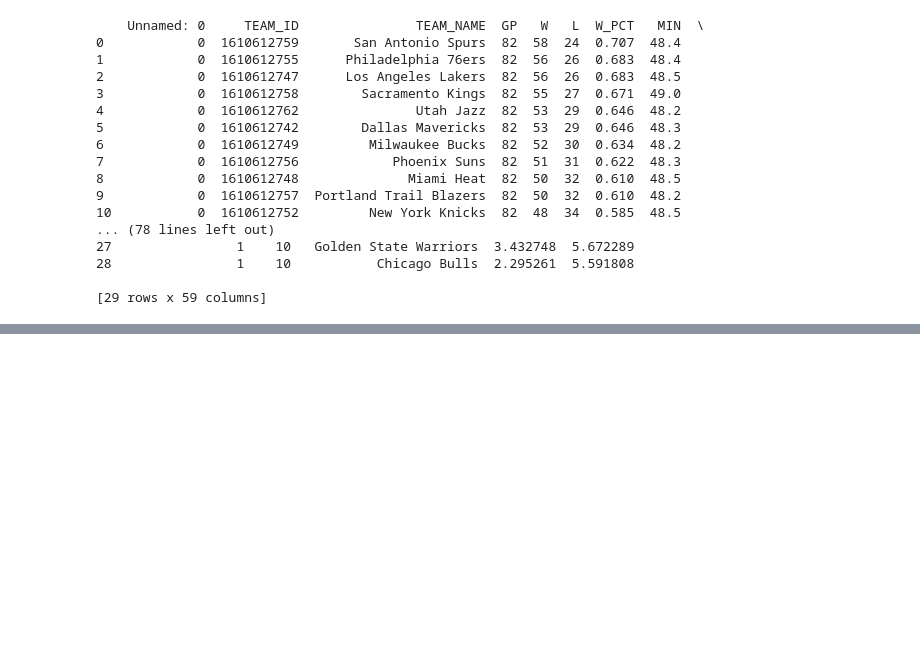
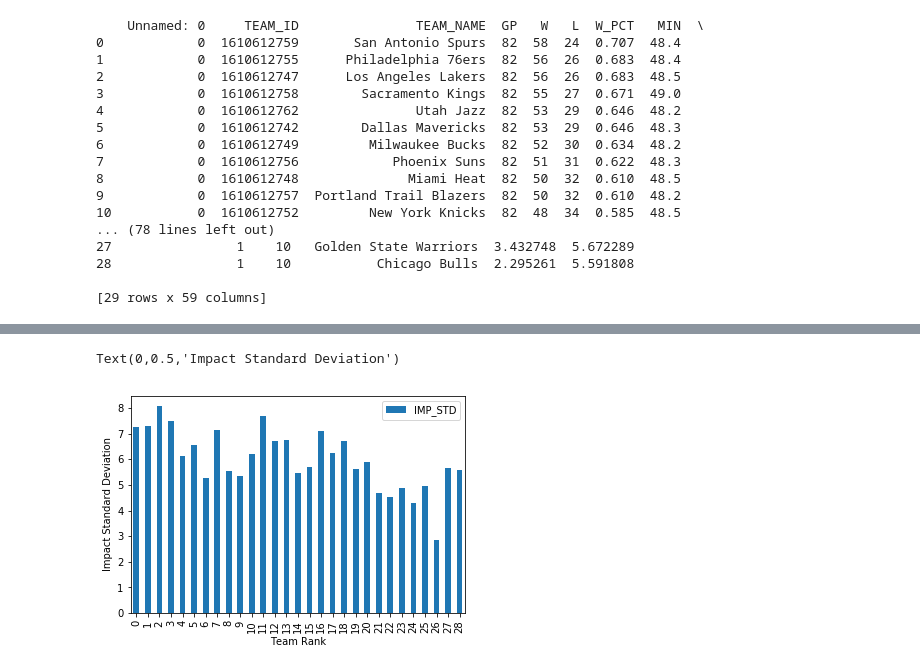
Before and after one commit to AaronWong14/Cogs108ProjectNBA, a Jupyter notebook: Impact Calculation.ipynb, the cells around one changed output, grey strips where cells are left out. Saved outputs shown, nothing was run; the diff lists cells and outputs as text; code cells hidden in the pictures; blank space fills up the shorter version.

```diff
--- a/Impact Calculation.ipynb
+++ b/Impact Calculation.ipynb
@@ -302,0 +332,9 @@ print(lst_ranked_team_impact_df[0])
+# %%
+deviation_graph = lst_ranked_team_impact_df[0][['CFPARAMS','IMP_STD']]
+deviation_graph.set_index('CFPARAMS')
+my_plot = deviation_graph.plot(kind='bar')
+my_plot.set_xlabel("Team Rank")
+my_plot.set_ylabel("Impact Standard Deviation")
+# %% [output]
+Text(0,0.5,'Impact Standard Deviation')
+[figure, added]
```
Also changed, not shown: parts of 2 cells of this notebook.
